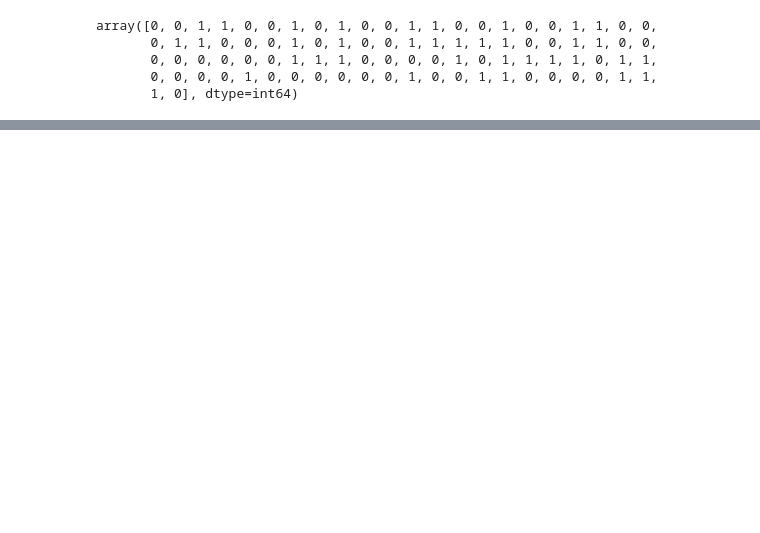
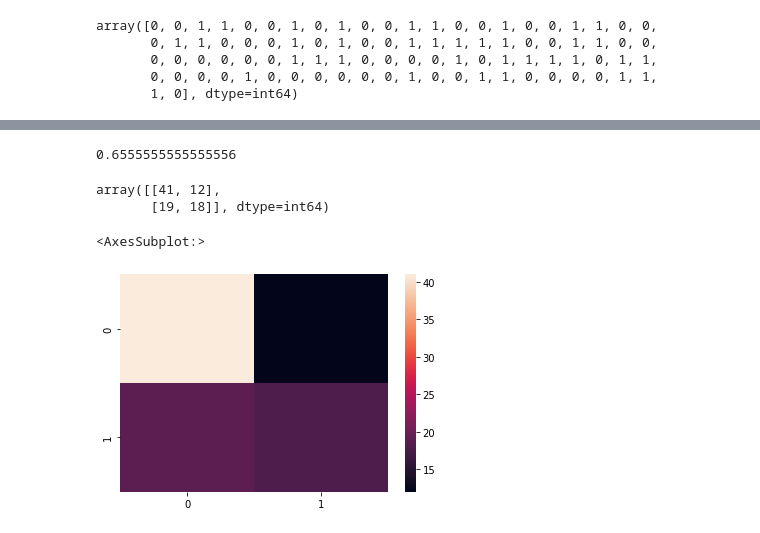
Before and after one commit to Sabbir185/Machine-learning-with-python, a Jupyter notebook: Confusion_Matrix.ipynb, the cells around one changed output, grey strips where cells are left out. Cells and saved outputs as stored; diff of their text form; code cells hidden in the pictures; blank space fills up the shorter version.

Commit message:
confusion_matrix_implemented

```diff
--- a/Confusion_Matrix.ipynb
+++ b/Confusion_Matrix.ipynb
@@ -194,0 +210,16 @@ array([0, 0, 1, 1, 0, 0, 1, 0, 1, 0, 0, 1, 1, 0, 0, 1, 0, 0, 1, 1, 0, 0,
+# %%
+print( accuracy_score(ytest, pred) )  # over all accuracy
+# %% [output]
+0.6555555555555556
+# %%
+test_confusion_matrix = confusion_matrix(ytest, pred)   # confusion metrix
+
+test_confusion_matrix
+# %% [output]
+array([[41, 12],
+       [19, 18]], dtype=int64)
+# %%
+sns.heatmap(test_confusion_matrix)  # 2 dimentin visualization
+# %% [output]
+<AxesSubplot:>
+[figure, added]
```
Also changed, not shown: parts of 15 cells of this notebook.
